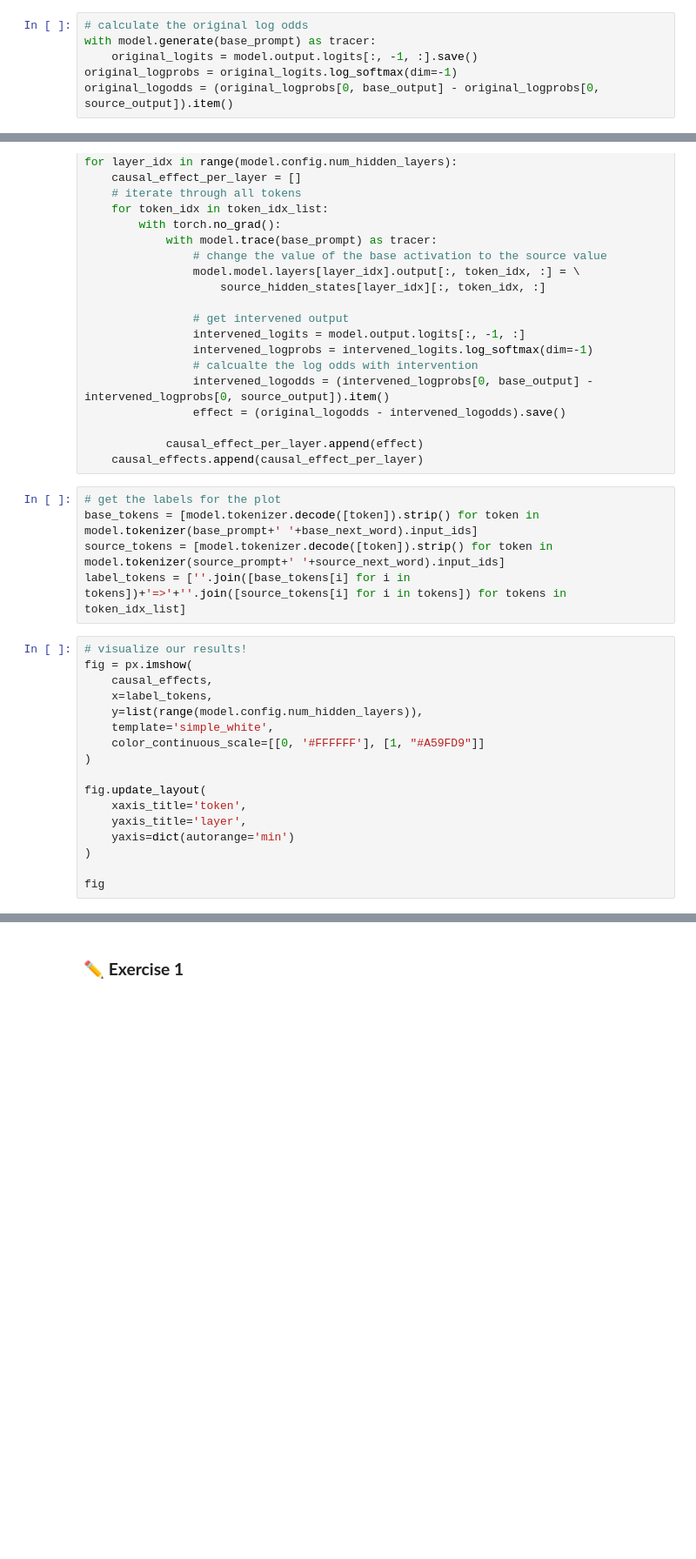
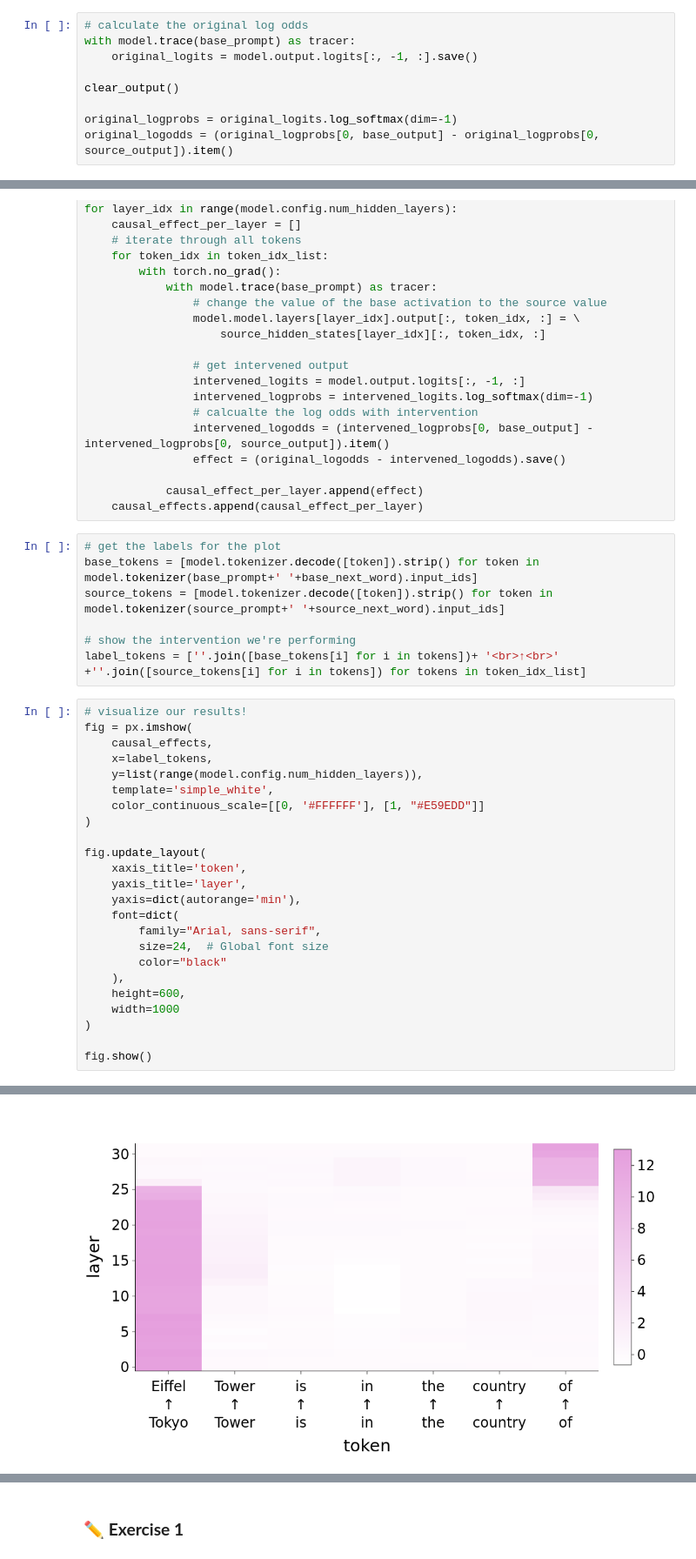
Before and after one commit to cs221m/cs221m-course, a Jupyter notebook: 06_causal_mediation_analysis.ipynb, the cells around one changed output, grey strips where cells are left out. Shown at 87% size. Saved outputs shown, nothing was run; the diff lists cells and outputs as text; blank space fills up the shorter version.

```diff
--- a/06_causal_mediation_analysis.ipynb
+++ b/06_causal_mediation_analysis.ipynb
@@ -217,6 +265,9 @@ source_output = model.tokenizer(" "+source_next_word.strip())["input_ids"][0] #
 # %%
 # calculate the original log odds
-with model.generate(base_prompt) as tracer:
+with model.trace(base_prompt) as tracer:
     original_logits = model.output.logits[:, -1, :].save()
+
+clear_output()
+
 original_logprobs = original_logits.log_softmax(dim=-1)
 original_logodds = (original_logprobs[0, base_output] - original_logprobs[0, source_output]).item()
@@ -262,7 +311,9 @@ for layer_idx in range(model.config.num_hidden_layers):
 # get the labels for the plot
 base_tokens = [model.tokenizer.decode([token]).strip() for token in model.tokenizer(base_prompt+' '+base_next_word).input_ids]
 source_tokens = [model.tokenizer.decode([token]).strip() for token in model.tokenizer(source_prompt+' '+source_next_word).input_ids]
-label_tokens = [''.join([base_tokens[i] for i in tokens])+'=>'+''.join([source_tokens[i] for i in tokens]) for tokens in token_idx_list]
+
+# show the intervention we're performing
+label_tokens = [''.join([base_tokens[i] for i in tokens])+ '<br>↑<br>' +''.join([source_tokens[i] for i in tokens]) for tokens in token_idx_list]
 # %%
 # visualize our results!
 fig = px.imshow(
@@ -270,14 +321,21 @@ fig = px.imshow(
     x=label_tokens,
     y=list(range(model.config.num_hidden_layers)),
     template='simple_white',
-    color_continuous_scale=[[0, '#FFFFFF'], [1, "#A59FD9"]]
+    color_continuous_scale=[[0, '#FFFFFF'], [1, "#E59EDD"]]
 )
 
 fig.update_layout(
     xaxis_title='token',
     yaxis_title='layer',
-    yaxis=dict(autorange='min')
+    yaxis=dict(autorange='min'),
+    font=dict(
+        family="Arial, sans-serif",
+        size=24,  # Global font size
+        color="black"
+    ),
+    height=600,
+    width=1000
 )
 
-fig
+fig.show()
 # %% [output]
@@ -285 +342,2 @@ fig
+[figure, added]
 # %% [markdown]
```
Also changed, not shown: parts of 112 cells of this notebook, 3 other files.
